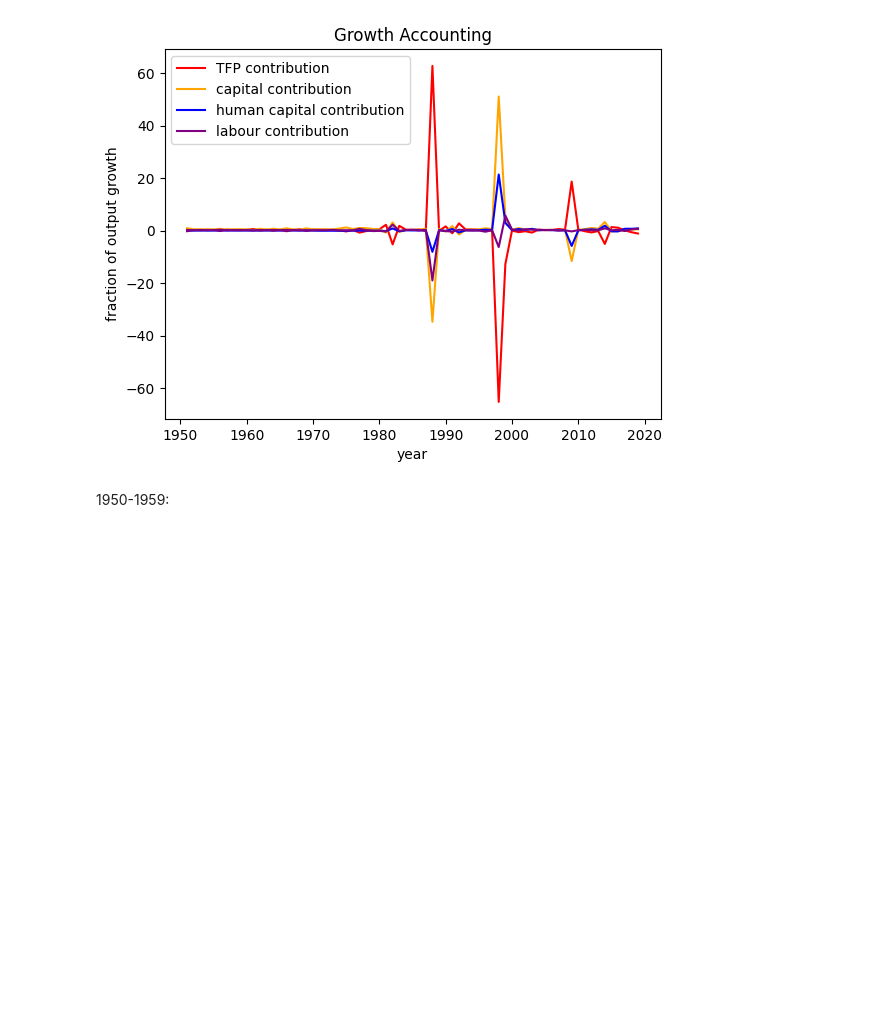
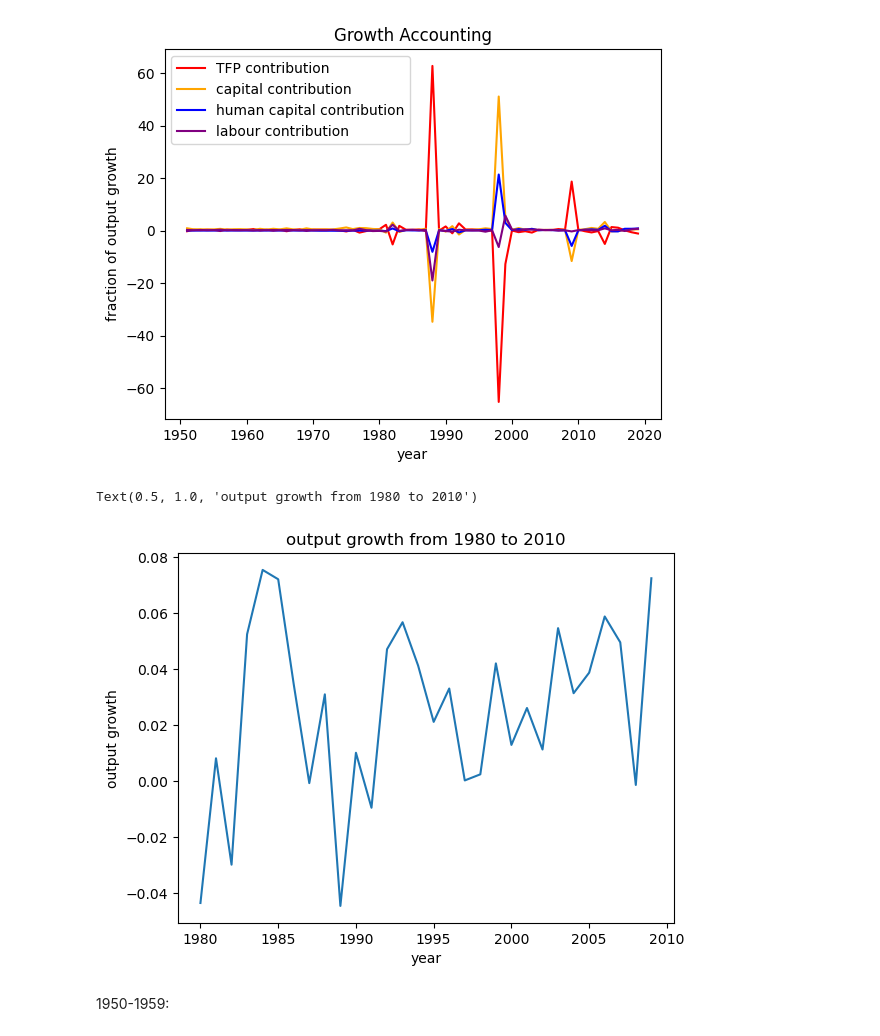
Before and after one commit to Jessie-Fung/ec2b1-brazil, a Jupyter notebook: code/code.ipynb, the cells around one changed output. Saved outputs shown, nothing was run; the diff lists cells and outputs as text; code cells hidden in the pictures; blank space fills up the shorter version.

Commit message:
add output growth graph

```diff
--- a/code/code.ipynb
+++ b/code/code.ipynb
@@ -406,6 +406,18 @@ plt.title("Growth Accounting")
 # %% [output]
 Text(0.5, 1.0, 'Growth Accounting')
 [figure]
+# %%
+plt.figure()
+
+plt.plot(data_tfp["year"][30:60], gY[30:60])
+
+plt.xlabel("year")
+plt.ylabel("output growth")
+
+plt.title("output growth from 1980 to 2010")
+# %% [output]
+Text(0.5, 1.0, 'output growth from 1980 to 2010')
+[figure, added]
 # %%
 # Compute yearly intervals of the form "2000-2001"
 intvls = np.array([f"{y1}-{y2}" for y1, y2 in zip(data_tfp["year"][:-1], data_tfp["year"][1:])])
```
